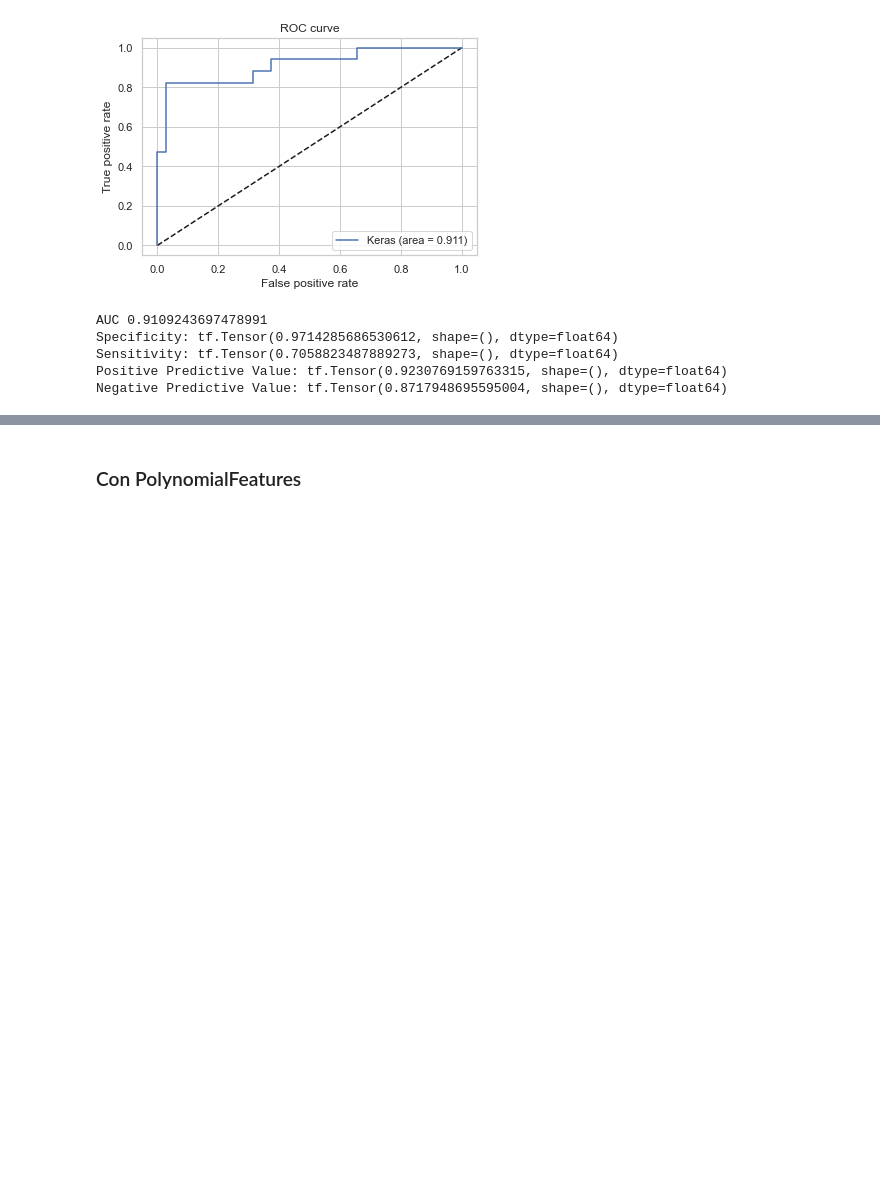
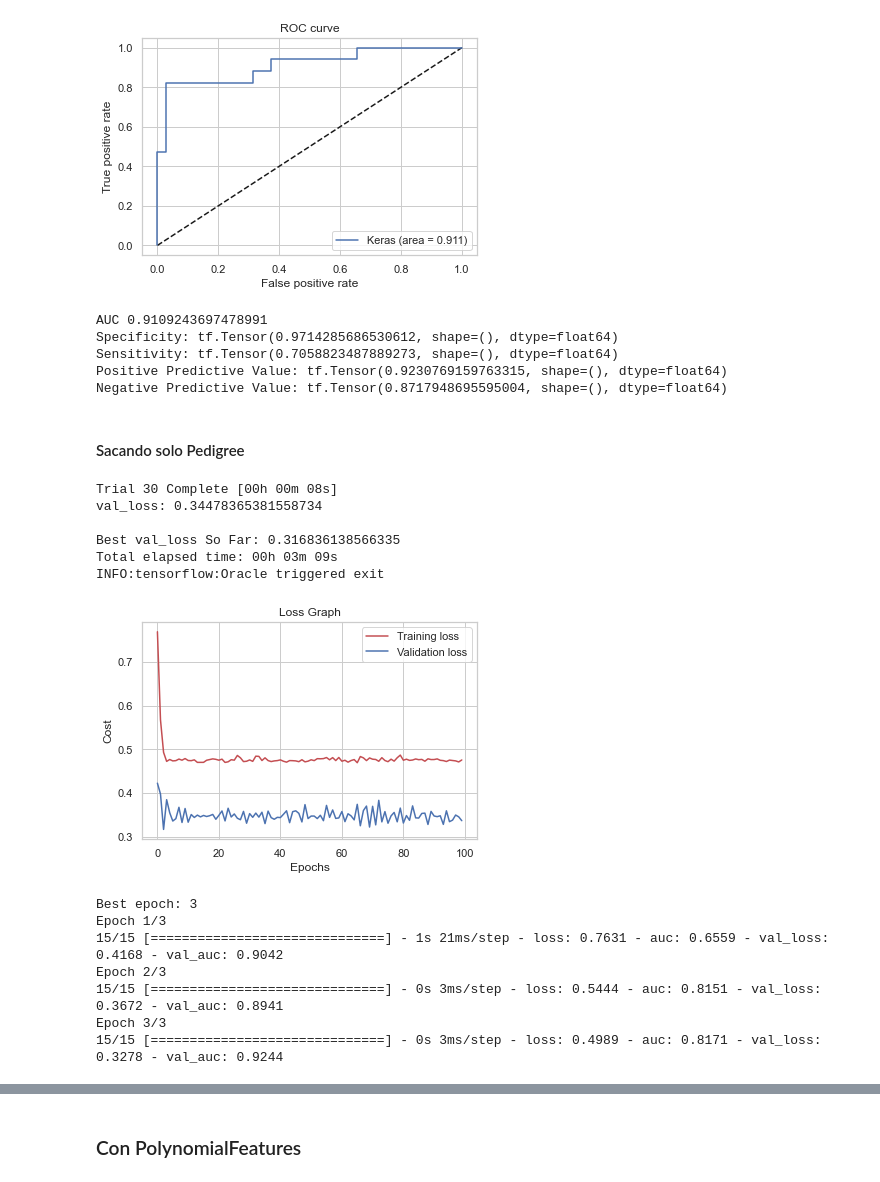
Before and after one commit to matifrancois/DeepLearning_Project2, a Jupyter notebook: Ej1/ej1.ipynb, the cells around one changed output, grey strips where cells are left out. Saved outputs shown, nothing was run; the diff lists cells and outputs as text; code cells hidden in the pictures; blank space fills up the shorter version.

Commit message:
Remove Pedigree Column

```diff
--- a/Ej1/ej1.ipynb
+++ b/Ej1/ej1.ipynb
@@ -652,3 +652,24 @@ Specificity: tf.Tensor(0.9714285686530612, shape=(), dtype=float64)
 Sensitivity: tf.Tensor(0.7058823487889273, shape=(), dtype=float64)
 Positive Predictive Value: tf.Tensor(0.9230769159763315, shape=(), dtype=float64)
 Negative Predictive Value: tf.Tensor(0.8717948695595004, shape=(), dtype=float64)
+# %% [markdown]
+#### Sacando solo Pedigree
+# %%
+remPedigreePred = DiabetesPredictor(df, 'remPedigreePred', deleteRowsWithNulls=True, nullColumns=nullCols, columnsToRemove=['DiabetesPedigreeFunction'], deleteRowsWithOutliers=True, outliersColumns=[['BMI', 18.5, 50],['BloodPressure',40,120],['SkinThickness', np.Infinity, 0], ['Pregnancies',np.Infinity,0]])
+remPedigreePred.train_model()
+aucRemPedigree = remPedigreePred.validate_model()
+# %% [output]
+Trial 30 Complete [00h 00m 08s]
+val_loss: 0.34478365381558734
+
+Best val_loss So Far: 0.316836138566335
+Total elapsed time: 00h 03m 09s
+INFO:tensorflow:Oracle triggered exit
+[figure, added]
+Best epoch: 3
+Epoch 1/3
+15/15 [==============================] - 1s 21ms/step - loss: 0.7631 - auc: 0.6559 - val_loss: 0.4168 - val_auc: 0.9042
+Epoch 2/3
+15/15 [==============================] - 0s 3ms/step - loss: 0.5444 - auc: 0.8151 - val_loss: 0.3672 - val_auc: 0.8941
+Epoch 3/3
+15/15 [==============================] - 0s 3ms/step - loss: 0.4989 - auc: 0.8171 - val_loss: 0.3278 - val_auc: 0.9244
```
Also changed, not shown: parts of 6 cells of this notebook.
